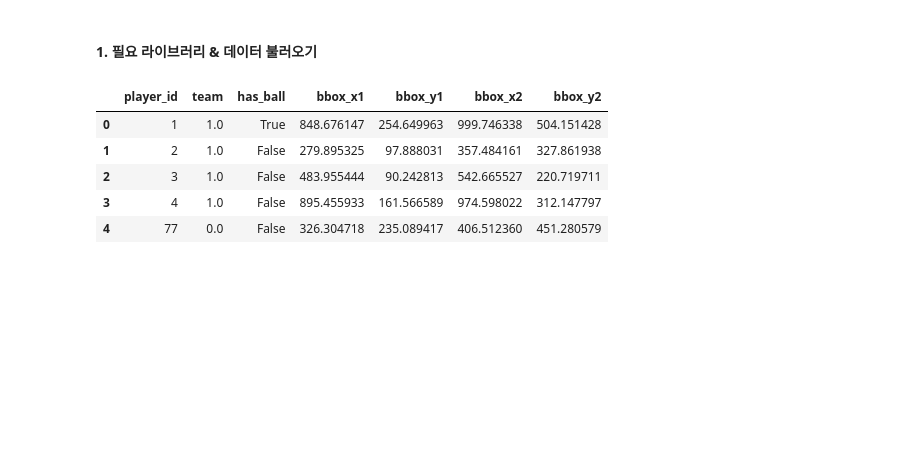
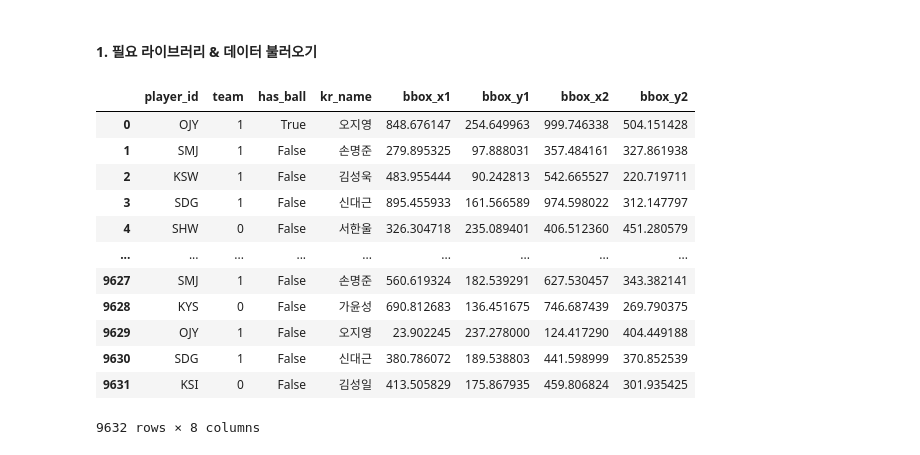
Before and after one commit to Kshi0219/adios-video, a Jupyter notebook: Kyungran/possession.ipynb, the cells around one changed output. Drawn from its saved outputs; the diff is of its cells as text; code cells hidden in the pictures; blank space fills up the shorter version.

```diff
--- a/Kyungran/possession.ipynb
+++ b/Kyungran/possession.ipynb
@@ -14,12 +15,19 @@ import matplotlib
 matplotlib.rcParams['font.family'] ='Malgun Gothic'
 matplotlib.rcParams['axes.unicode_minus'] =False
 # %%
-df = pd.read_csv(r"C:\krpython\adios-video\adios-video\Kyungran\player_data.csv", index_col=0)
-df.head()
+player_data = pd.read_csv(r"C:\krpython\adios-video\adios-video\Kyungran\player_data.csv", index_col=0)
+player_data
 # %% [output]
-|  | player_id | team | has_ball | bbox_x1 | bbox_y1 | bbox_x2 | bbox_y2 |
-| 0 | 1 | 1.0 | True | 848.676147 | 254.649963 | 999.746338 | 504.151428 |
-| 1 | 2 | 1.0 | False | 279.895325 | 97.888031 | 357.484161 | 327.861938 |
-| 2 | 3 | 1.0 | False | 483.955444 | 90.242813 | 542.665527 | 220.719711 |
-| 3 | 4 | 1.0 | False | 895.455933 | 161.566589 | 974.598022 | 312.147797 |
-| 4 | 77 | 0.0 | False | 326.304718 | 235.089417 | 406.512360 | 451.280579 |
+|  | player_id | team | has_ball | kr_name | bbox_x1 | bbox_y1 | bbox_x2 | bbox_y2 |
+| 0 | OJY | 1 | True | 오지영 | 848.676147 | 254.649963 | 999.746338 | 504.151428 |
+| 1 | SMJ | 1 | False | 손명준 | 279.895325 | 97.888031 | 357.484161 | 327.861938 |
+| 2 | KSW | 1 | False | 김성욱 | 483.955444 | 90.242813 | 542.665527 | 220.719711 |
+| 3 | SDG | 1 | False | 신대근 | 895.455933 | 161.566589 | 974.598022 | 312.147797 |
+| 4 | SHW | 0 | False | 서한울 | 326.304718 | 235.089401 | 406.512360 | 451.280579 |
+| ... | ... | ... | ... | ... | ... | ... | ... | ... |
+| 9627 | SMJ | 1 | False | 손명준 | 560.619324 | 182.539291 | 627.530457 | 343.382141 |
+| 9628 | KYS | 0 | False | 가윤성 | 690.812683 | 136.451675 | 746.687439 | 269.790375 |
+| 9629 | OJY | 1 | False | 오지영 | 23.902245 | 237.278000 | 124.417290 | 404.449188 |
+| 9630 | SDG | 1 | False | 신대근 | 380.786072 | 189.538803 | 441.598999 | 370.852539 |
+| 9631 | KSI | 0 | False | 김성일 | 413.505829 | 175.867935 | 459.806824 | 301.935425 |
+9632 rows × 8 columns
```
Also changed, not shown: parts of 20 cells of this notebook.
